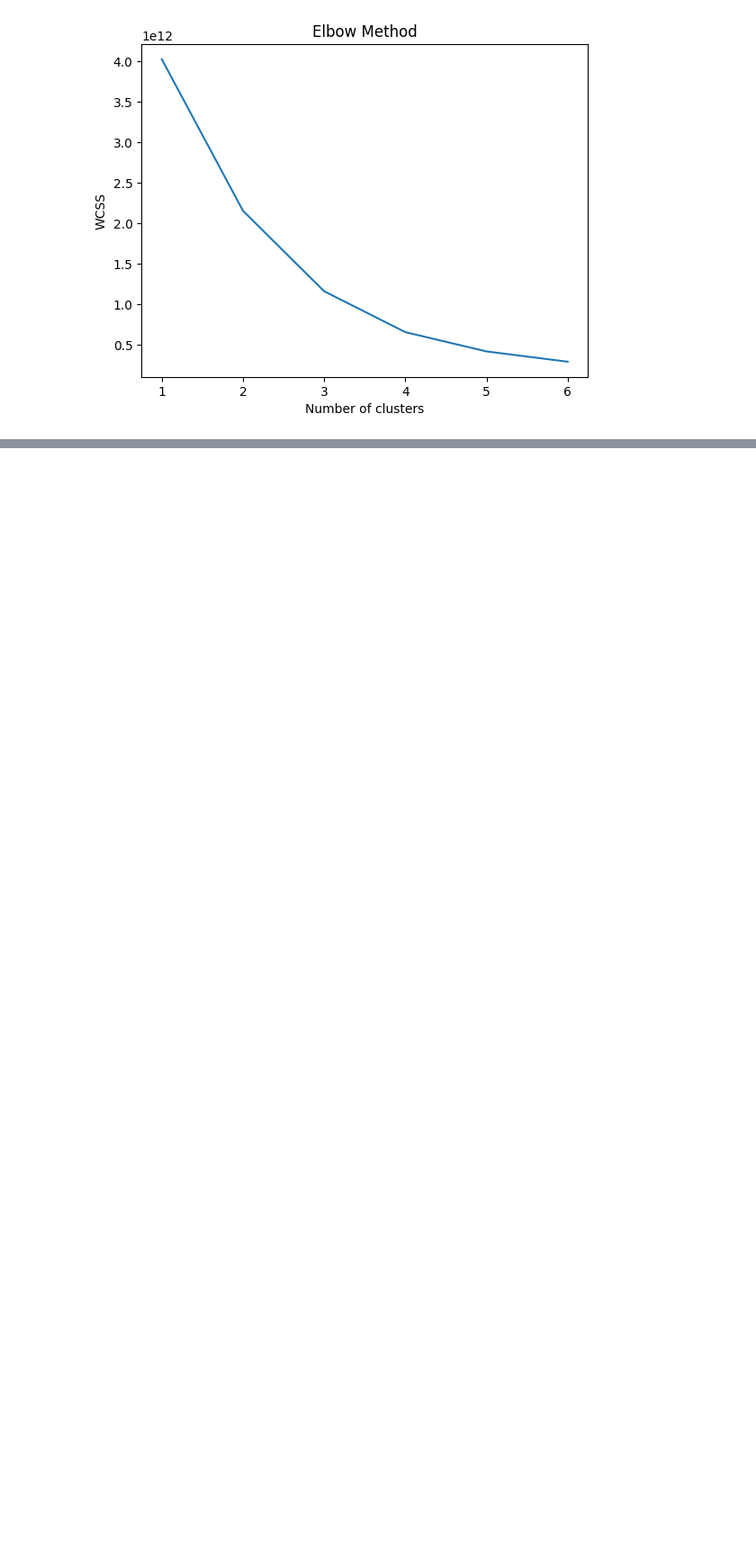
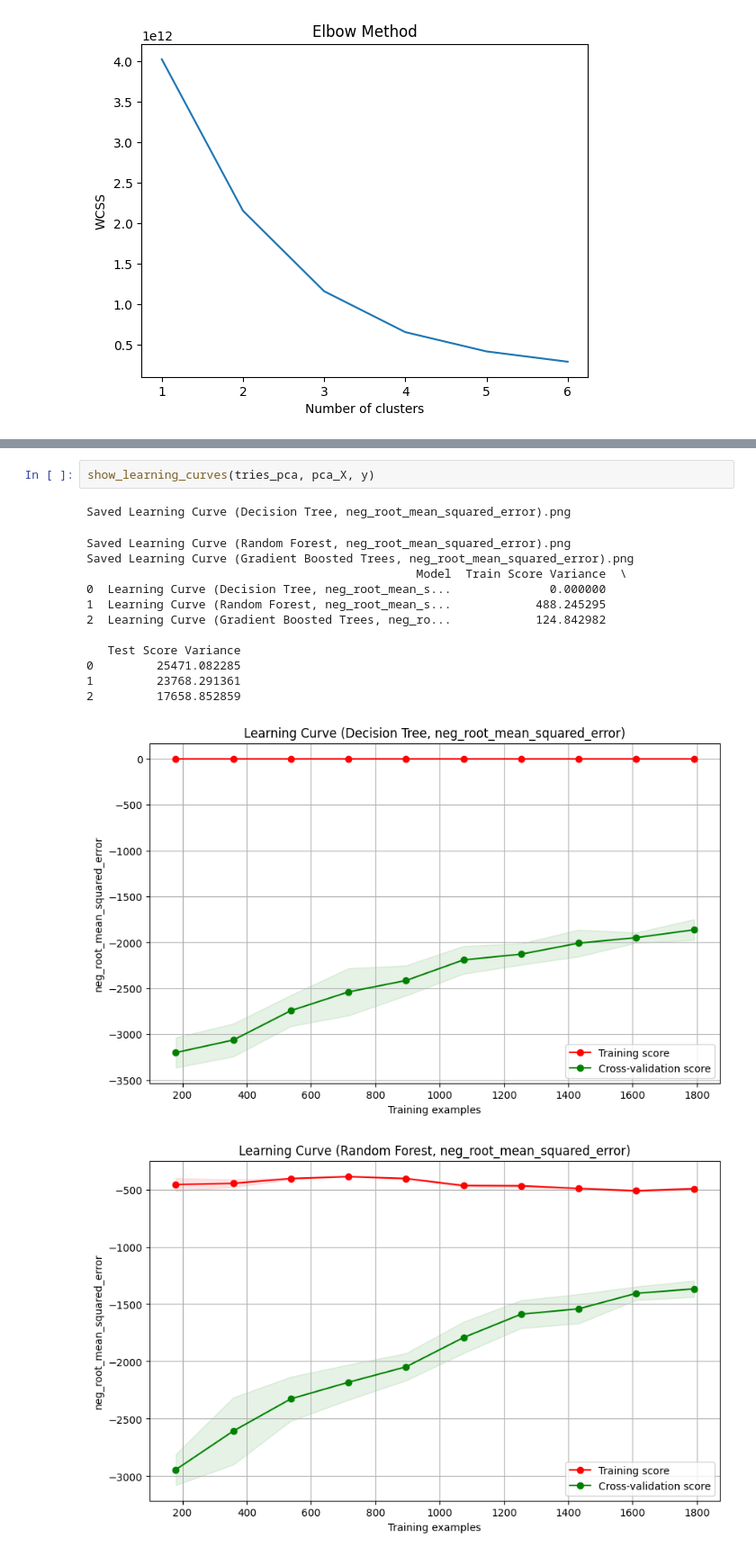
Before and after one commit to val-2/ICon, a Jupyter notebook: ICon/icon.ipynb, the cells around one changed output, grey strips where cells are left out. Shown: that part at 90% size. Saved outputs shown, nothing was run; the diff lists cells and outputs as text; blank space fills up the shorter version.

```diff
--- a/ICon/icon.ipynb
+++ b/ICon/icon.ipynb
@@ -311,0 +483,17 @@ KeyboardInterrupt:
+# %%
+show_learning_curves(tries_pca, pca_X, y)
+# %% [output]
+Saved Learning Curve (Decision Tree, neg_root_mean_squared_error).png
+Saved Learning Curve (Random Forest, neg_root_mean_squared_error).png
+Saved Learning Curve (Gradient Boosted Trees, neg_root_mean_squared_error).png
+                                               Model  Train Score Variance  \
+0  Learning Curve (Decision Tree, neg_root_mean_s...              0.000000
+1  Learning Curve (Random Forest, neg_root_mean_s...            488.245295
+2  Learning Curve (Gradient Boosted Trees, neg_ro...            124.842982
+
+   Test Score Variance
+0         25471.082285
+1         23768.291361
+2         17658.852859
+[figure, added]
+[figure, added]
```
Also changed, not shown: parts of 20 cells of this notebook.
